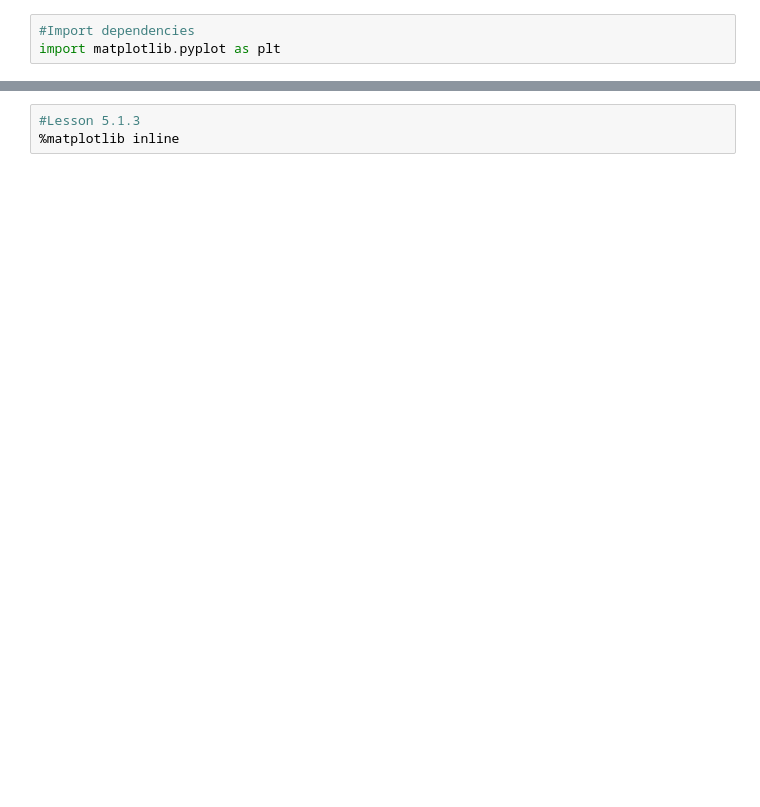
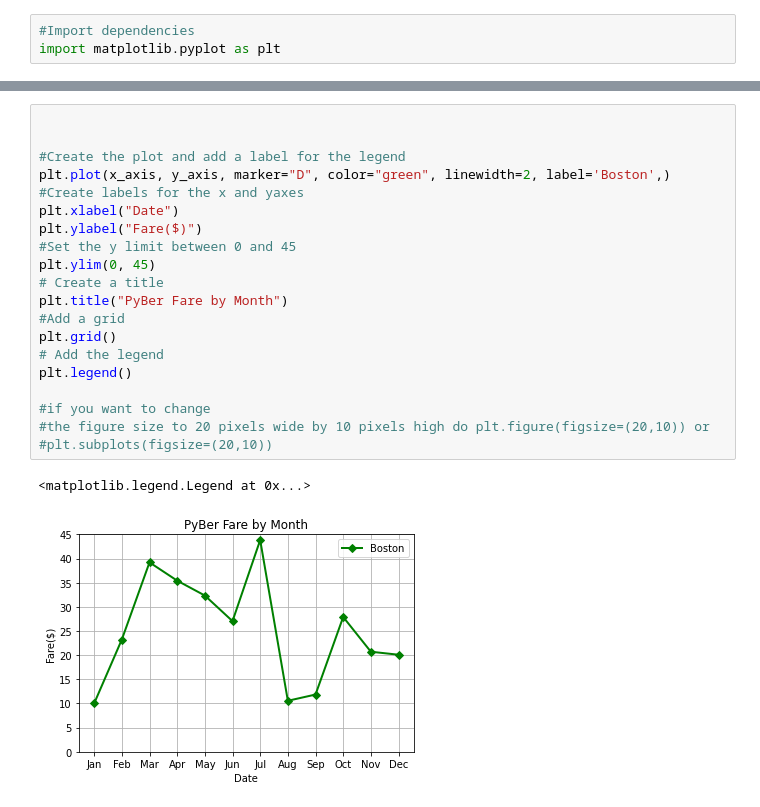
Before and after one commit to siddi582/PyBer_Analysis, a Jupyter notebook: matploblib_practice.ipynb, the cells around one changed output, grey strips where cells are left out. Saved outputs shown, nothing was run; the diff lists cells and outputs as text; blank space fills up the shorter version.

```diff
--- a/matploblib_practice.ipynb
+++ b/matploblib_practice.ipynb
@@ -19,3 +25,23 @@ plt.show()
-# %%
-#Lesson 5.1.3
-%matplotlib inline
+# %%
+
+
+#Create the plot and add a label for the legend
+plt.plot(x_axis, y_axis, marker="D", color="green", linewidth=2, label='Boston',)
+#Create labels for the x and yaxes
+plt.xlabel("Date")
+plt.ylabel("Fare($)")
+#Set the y limit between 0 and 45
+plt.ylim(0, 45)
+# Create a title
+plt.title("PyBer Fare by Month")
+#Add a grid
+plt.grid()
+# Add the legend
+plt.legend()
+
+#if you want to change
+#the figure size to 20 pixels wide by 10 pixels high do plt.figure(figsize=(20,10)) or
+#plt.subplots(figsize=(20,10))
+# %% [output]
+<matplotlib.legend.Legend at 0x...>
+[figure, added]
```
Also changed, not shown: parts of 37 cells of this notebook.
